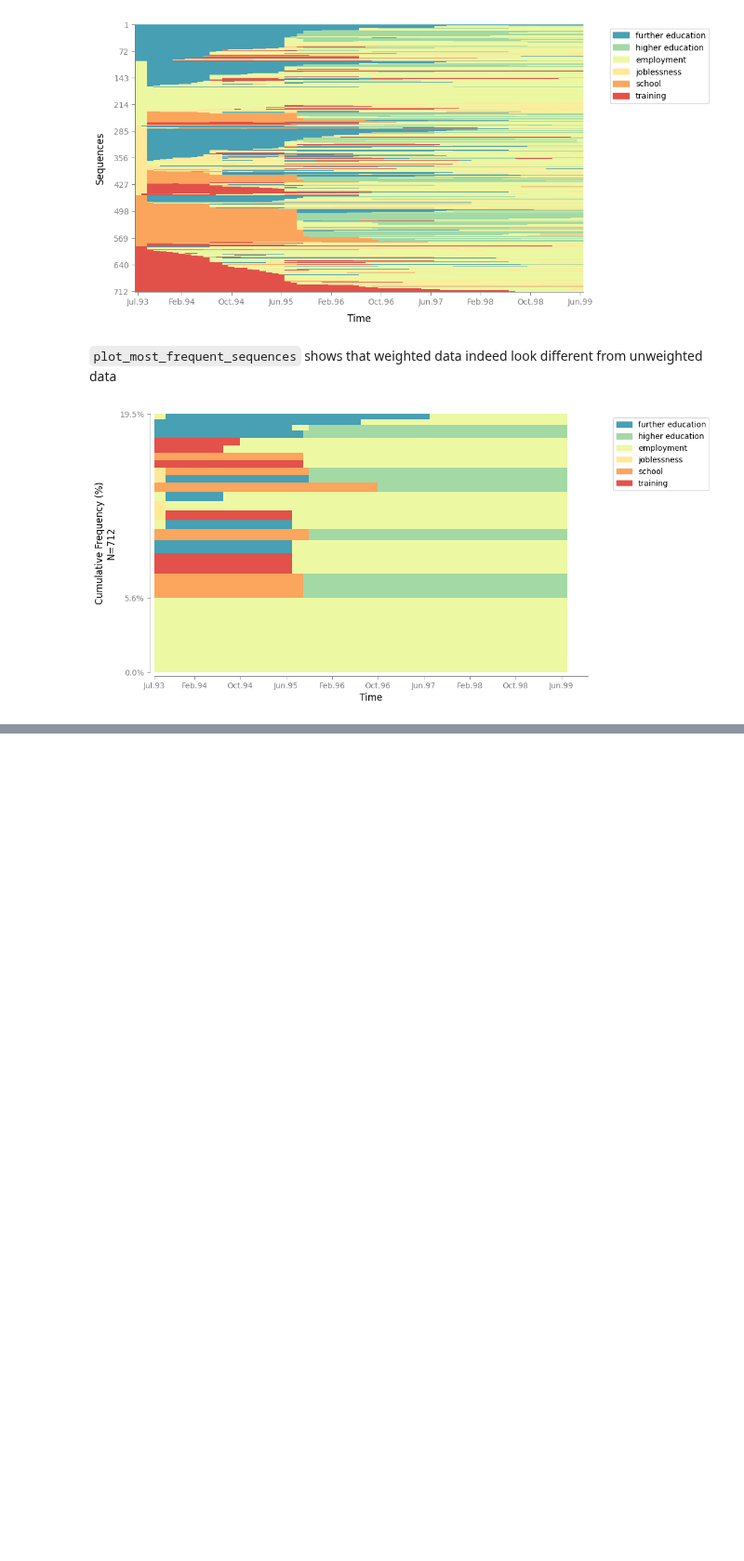
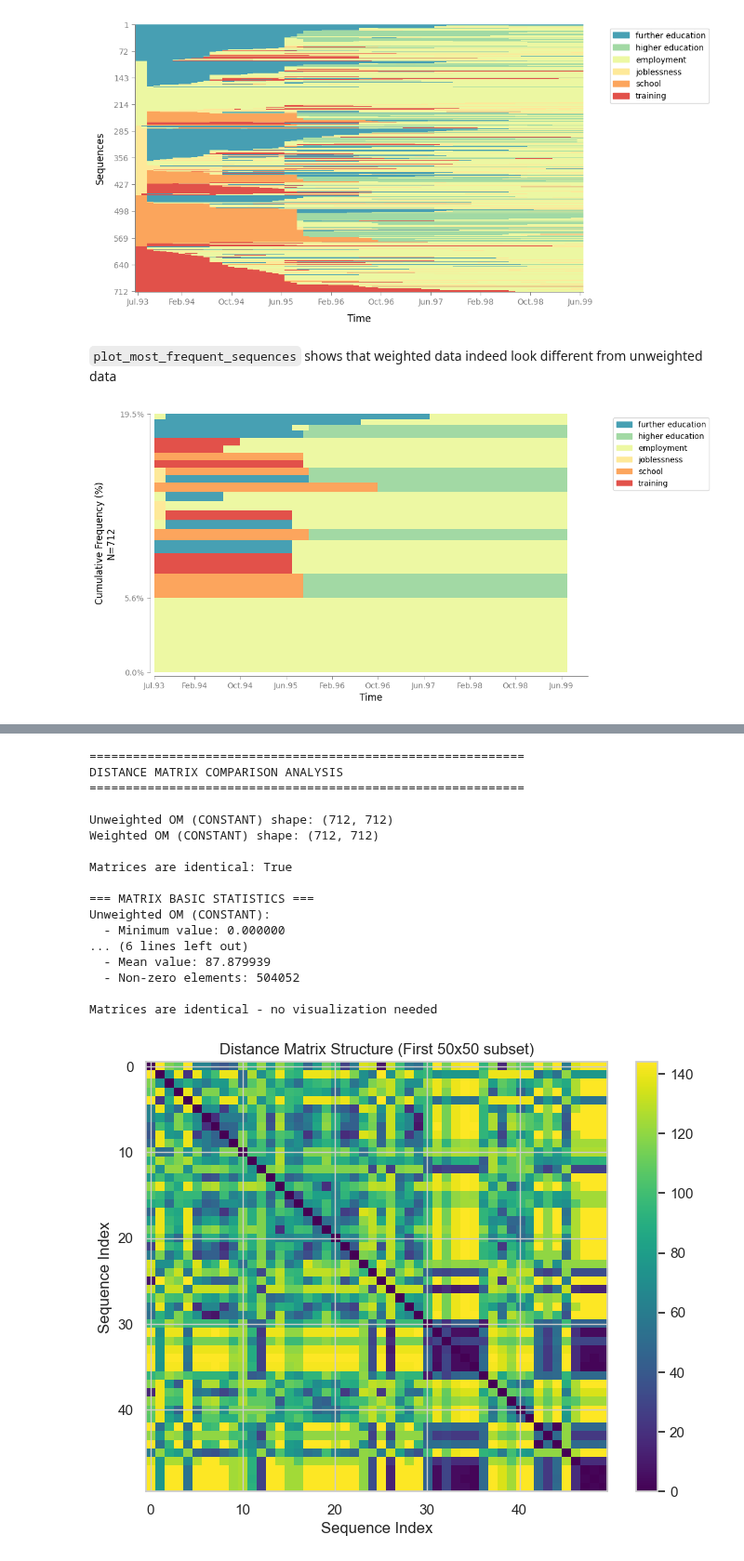
Before and after one commit to sdaza/Sequenzo, a Jupyter notebook: Tutorials/weighted_data/mvad.ipynb, the cells around one changed output, grey strips where cells are left out. Shown at 93% size. Cells and saved outputs as stored; diff of their text form; code cells hidden in the pictures; blank space fills up the shorter version.

Commit message:
Finished the comparison tests between weighted and unweighted data

```diff
--- a/Tutorials/weighted_data/mvad.ipynb
+++ b/Tutorials/weighted_data/mvad.ipynb
@@ -197,0 +202,7 @@ plot_most_frequent_sequences(unweighted_sequence_data, top_n=20)
+# %%
+# Unweighted
+
+om_unweighted_normal = get_distance_matrix(unweighted_sequence_data,
+                                        method="OM", sm="CONSTANT", indel=1)
+
+om_unweighted_normal
@@ -197,0 +229,7 @@ plot_most_frequent_sequences(unweighted_sequence_data, top_n=20)
+# %%
+# Unweighted
+
+om_weighted_normal = get_distance_matrix(sequence_data,
+                                        method="OM", sm="CONSTANT", indel=1)
+
+om_weighted_normal
@@ -197,0 +463,49 @@ plot_most_frequent_sequences(unweighted_sequence_data, top_n=20)
+# %%
+# Example usage - replace with your actual matrix variable names
+
+# Example 1: Compare the first pair of matrices
+results1 = compare_distance_matrices(
+    om_unweighted_normal,
+    om_weighted_normal,
+    matrix1_name="Unweighted OM (CONSTANT)",
+    matrix2_name="Weighted OM (CONSTANT)"
+)
+
+# Example 2: Compare the second pair of matrices
+# results2 = compare_distance_matrices(
+#     om_unweighted_auto,
+#     om_weighted_auto,
+#     matrix1_name="Unweighted OM (AUTO)",
+#     matrix2_name="Weighted OM (AUTO)"
+# )
+
+# You can also customize the parameters:
+# results = compare_distance_matrices(
+#     matrix1, matrix2,
+#     matrix1_name="Your Matrix 1 Name",
+#     matrix2_name="Your Matrix 2 Name",
+#     tolerance=1e-8,          # Custom tolerance
+#     show_plots=False,        # Don't show plots
+#     max_sample_display=100   # Show larger matrices
+# )
+
+# print("Function ready! Uncomment and modify the examples above to use.")
+# %% [output]
+============================================================
+DISTANCE MATRIX COMPARISON ANALYSIS
+============================================================
+
+Unweighted OM (CONSTANT) shape: (712, 712)
+Weighted OM (CONSTANT) shape: (712, 712)
+
+Matrices are identical: True
+
+=== MATRIX BASIC STATISTICS ===
+Unweighted OM (CONSTANT):
+  - Minimum value: 0.000000
+... (6 lines left out)
+  - Mean value: 87.879939
+  - Non-zero elements: 504052
+
+Matrices are identical - no visualization needed
+[figure, added]
```
Also changed, not shown: parts of 16 cells of this notebook, 1 other file.
